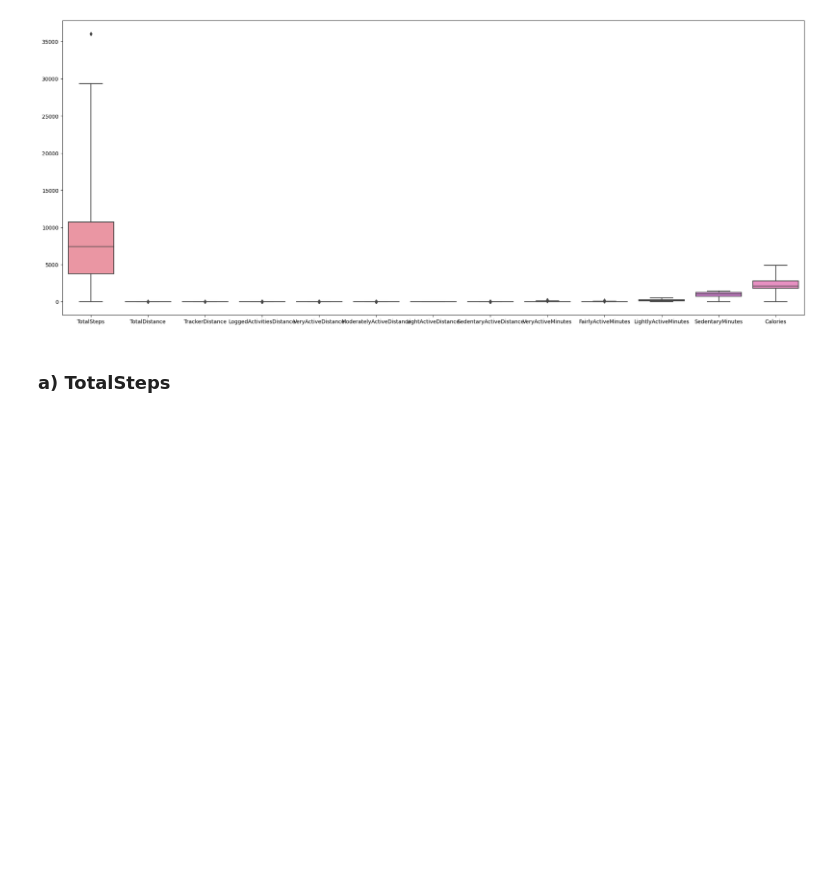
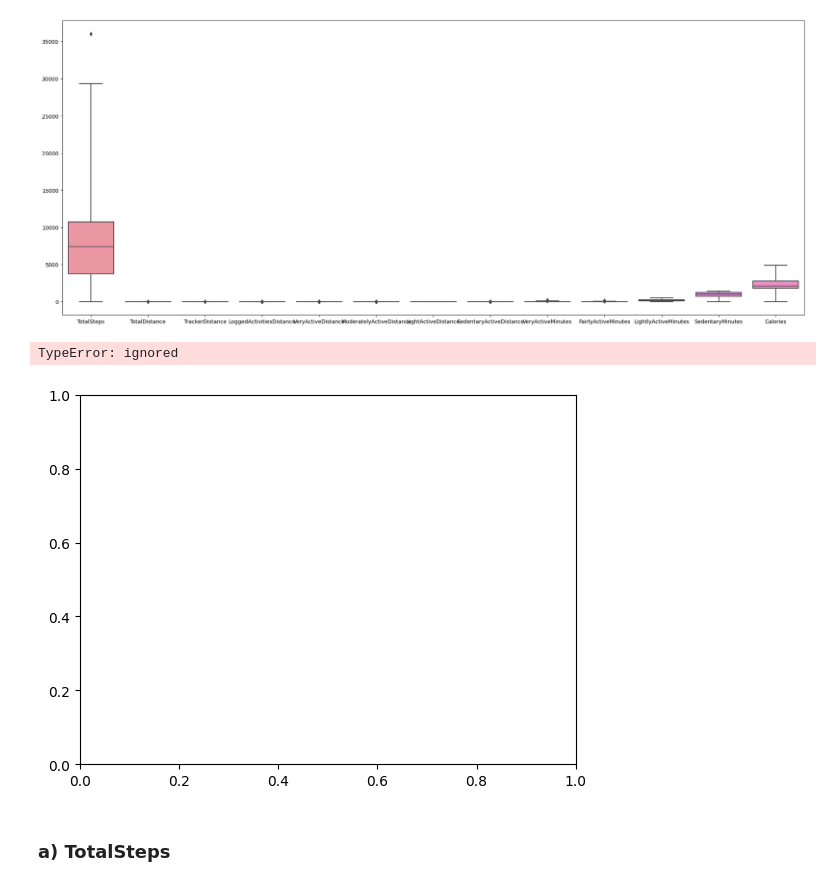
Before and after one commit to GayatriBJ/Fitness-tracker, a Jupyter notebook: Fitness Tracker.ipynb, the cells around one changed output. Cells and saved outputs as stored; diff of their text form; code cells hidden in the pictures; blank space fills up the shorter version.

```diff
--- a/Fitness Tracker.ipynb
+++ b/Fitness Tracker.ipynb
@@ -150,6 +171,33 @@ sns.boxplot(df, whis = 3)
 # %% [output]
 <Axes: >
 [figure]
+# %%
+Distance_covered= (df["LoggedActivitiesDistance"],	df["VeryActiveDistance"],	df["ModeratelyActiveDistance"],	df["LightActiveDistance"], df["SedentaryActiveDistance"])
+Steps_covered = (df["TotalSteps"])
+Calories_burnt = (df["Calories"])
+
+x_axis = np.arange(len(Calories_burnt))
+
+# Multi bar Chart
+
+plt.bar(x_axis -0.2, Distance_covered, width=0.4, label = 'Distance_covered')
+plt.bar(x_axis +0.2, Steps_covered, width=0.4, label = 'Steps_covered')
+
+# Xticks
+
+plt.xticks(x_axis, Calories_burnt)
+
+# Add labels
+
+plt.xlabel("Calories_burnt", fontsize=12, fontweight='bold')
+plt.ylabel("Steps & Distance", fontsize=12, fontweight='bold')
+
+# Add legend
+
+plt.legend()
+# %% [output]
+TypeError: ignored
+[figure, added]
 # %% [markdown]
 ### a) TotalSteps
 # %%
```
Also changed, not shown: parts of 25 cells of this notebook, 4 other files.
